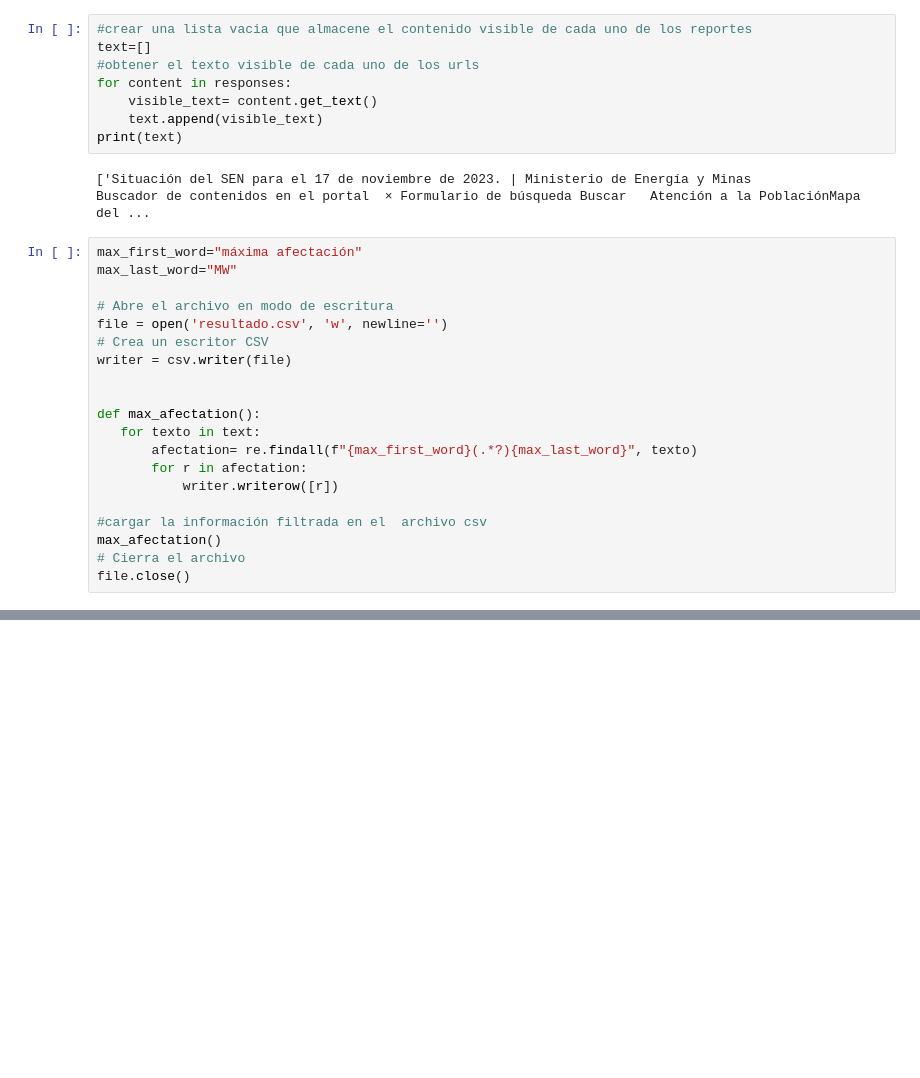
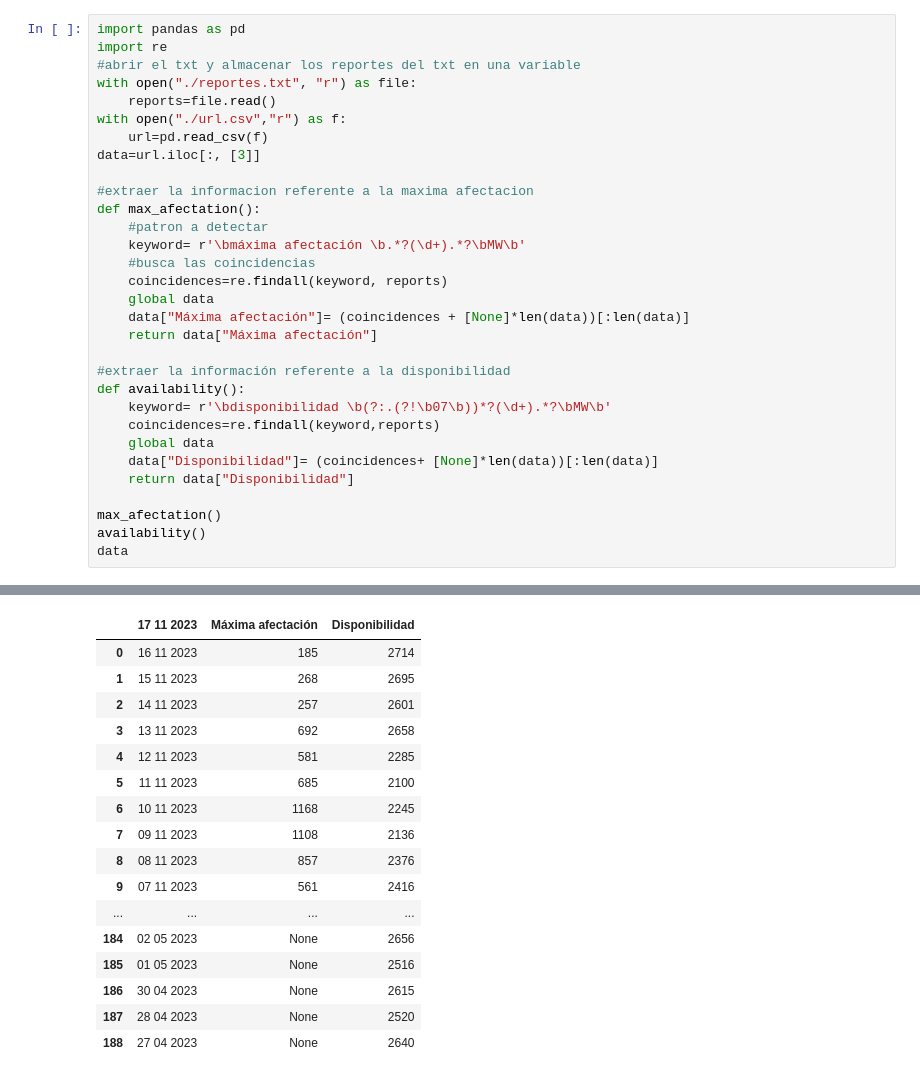
Before and after one commit to ELIN3PI2/Proyecto2doSemestre, a Jupyter notebook: Project.ipynb, the cells around one changed output, grey strips where cells are left out. Drawn from its saved outputs; the diff is of its cells as text; blank space fills up the shorter version.

```diff
--- a/Project.ipynb
+++ b/Project.ipynb
@@ -21,30 +1,32 @@ KeyboardInterrupt:
-# %%
-#crear una lista vacia que almacene el contenido visible de cada uno de los reportes
-text=[]
-#obtener el texto visible de cada uno de los urls
-for content in responses:
-    visible_text= content.get_text()
-    text.append(visible_text)
-print(text)
-# %% [output]
-['Situación del SEN para el 17 de noviembre de 2023. | Ministerio de Energía y Minas              Buscador de contenidos en el portal  × Formulario de búsqueda Buscar   Atención a la PoblaciónMapa del ...
-# %%
-max_first_word="máxima afectación"
-max_last_word="MW"
-
-# Abre el archivo en modo de escritura
-file = open('resultado.csv', 'w', newline='')
-# Crea un escritor CSV
-writer = csv.writer(file)
-
-
-def max_afectation():
-   for texto in text:
-       afectation= re.findall(f"{max_first_word}(.*?){max_last_word}", texto)
-       for r in afectation:
-           writer.writerow([r])
-
-#cargar la información filtrada en el  archivo csv
-max_afectation()
-# Cierra el archivo
-file.close()
+# %%
+import pandas as pd
+import re
+#abrir el txt y almacenar los reportes del txt en una variable
+with open("./reportes.txt", "r") as file:
+    reports=file.read()
+with open("./url.csv","r") as f:
+    url=pd.read_csv(f)
+data=url.iloc[:, [3]]
+
+#extraer la informacion referente a la maxima afectacion
+def max_afectation():
+    #patron a detectar
+    keyword= r'\bmáxima afectación \b.*?(\d+).*?\bMW\b'
+    #busca las coincidencias
+    coincidences=re.findall(keyword, reports)
+    global data
+    data["Máxima afectación"]= (coincidences + [None]*len(data))[:len(data)]
+    return data["Máxima afectación"]
+
+#extraer la información referente a la disponibilidad
+def availability():
+    keyword= r'\bdisponibilidad \b(?:.(?!\b07\b))*?(\d+).*?\bMW\b'
+    coincidences=re.findall(keyword,reports)
+    global data
+    data["Disponibilidad"]= (coincidences+ [None]*len(data))[:len(data)]
+    return data["Disponibilidad"]
+
+max_afectation()
+availability()
+data
+# %% [output]
@@ -50,0 +43,17 @@ file.close()
+|  | 17 11 2023 | Máxima afectación | Disponibilidad |
+| 0 | 16 11 2023 | 185 | 2714 |
+| 1 | 15 11 2023 | 268 | 2695 |
+| 2 | 14 11 2023 | 257 | 2601 |
+| 3 | 13 11 2023 | 692 | 2658 |
+| 4 | 12 11 2023 | 581 | 2285 |
+| 5 | 11 11 2023 | 685 | 2100 |
+| 6 | 10 11 2023 | 1168 | 2245 |
+| 7 | 09 11 2023 | 1108 | 2136 |
+| 8 | 08 11 2023 | 857 | 2376 |
+| 9 | 07 11 2023 | 561 | 2416 |
+| ... | ... | ... | ... |
+| 184 | 02 05 2023 | None | 2656 |
+| 185 | 01 05 2023 | None | 2516 |
+| 186 | 30 04 2023 | None | 2615 |
+| 187 | 28 04 2023 | None | 2520 |
+| 188 | 27 04 2023 | None | 2640 |
```
Also changed, not shown: parts of 2 cells of this notebook.
